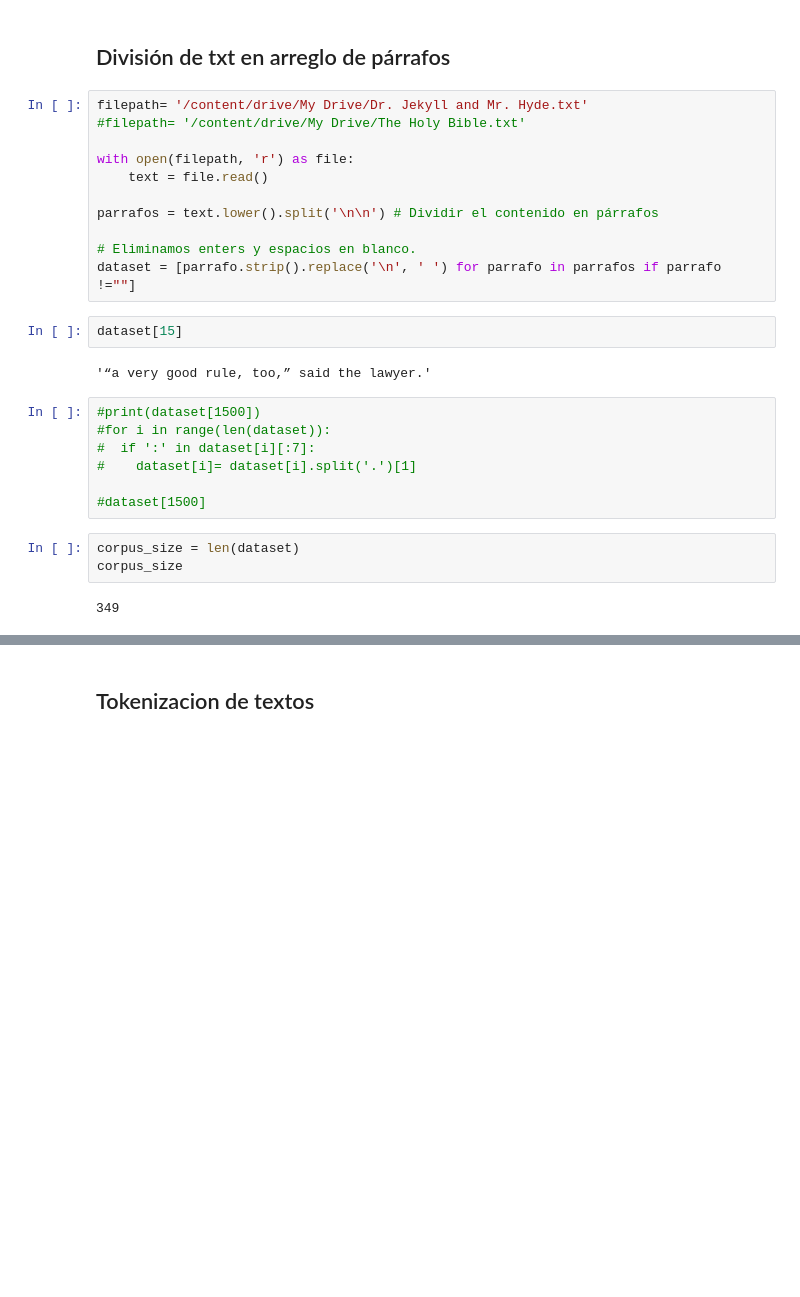
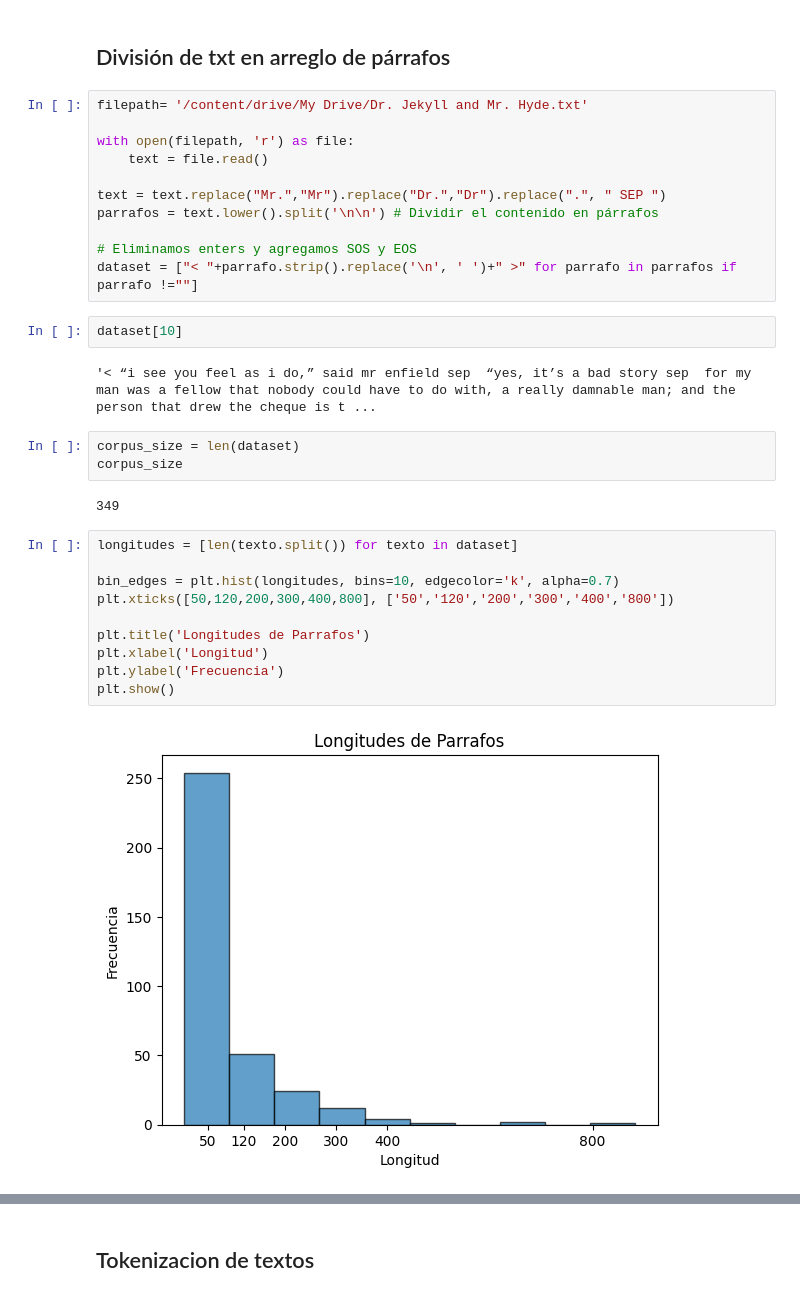
Before and after one commit to FranBasili/RN2-LanguageModel, a Jupyter notebook: LanguageModel.ipynb, the cells around one changed output, grey strips where cells are left out. Cells and saved outputs as stored; diff of their text form; blank space fills up the shorter version.

```diff
--- a/LanguageModel.ipynb
+++ b/LanguageModel.ipynb
@@ -31,30 +27,35 @@ Mounted at /content/drive
 ## División de txt en arreglo de párrafos
 # %%
 filepath= '/content/drive/My Drive/Dr. Jekyll and Mr. Hyde.txt'
-#filepath= '/content/drive/My Drive/The Holy Bible.txt'
 
 with open(filepath, 'r') as file:
     text = file.read()
 
+text = text.replace("Mr.","Mr").replace("Dr.","Dr").replace(".", " SEP ")
 parrafos = text.lower().split('\n\n') # Dividir el contenido en párrafos
 
-# Eliminamos enters y espacios en blanco.
-dataset = [parrafo.strip().replace('\n', ' ') for parrafo in parrafos if parrafo !=""]
+# Eliminamos enters y agregamos SOS y EOS
+dataset = ["< "+parrafo.strip().replace('\n', ' ')+" >" for parrafo in parrafos if parrafo !=""]
 # %%
-dataset[15]
+dataset[10]
 # %% [output]
-'“a very good rule, too,” said the lawyer.'
+'< “i see you feel as i do,” said mr enfield sep  “yes, it’s a bad story sep  for my man was a fellow that nobody could have to do with, a really damnable man; and the person that drew the cheque is t ...
-# %%
-#print(dataset[1500])
-#for i in range(len(dataset)):
-#  if ':' in dataset[i][:7]:
-#    dataset[i]= dataset[i].split('.')[1]
-
-#dataset[1500]
 # %%
 corpus_size = len(dataset)
 corpus_size
 # %% [output]
 349
+# %%
+longitudes = [len(texto.split()) for texto in dataset]
+
+bin_edges = plt.hist(longitudes, bins=10, edgecolor='k', alpha=0.7)
+plt.xticks([50,120,200,300,400,800], ['50','120','200','300','400','800'])
+
+plt.title('Longitudes de Parrafos')
+plt.xlabel('Longitud')
+plt.ylabel('Frecuencia')
+plt.show()
+# %% [output]
+[figure, added]
 # %%
 from sklearn.model_selection import train_test_split
```
Also changed, not shown: parts of 73 cells of this notebook, 6 other files.
